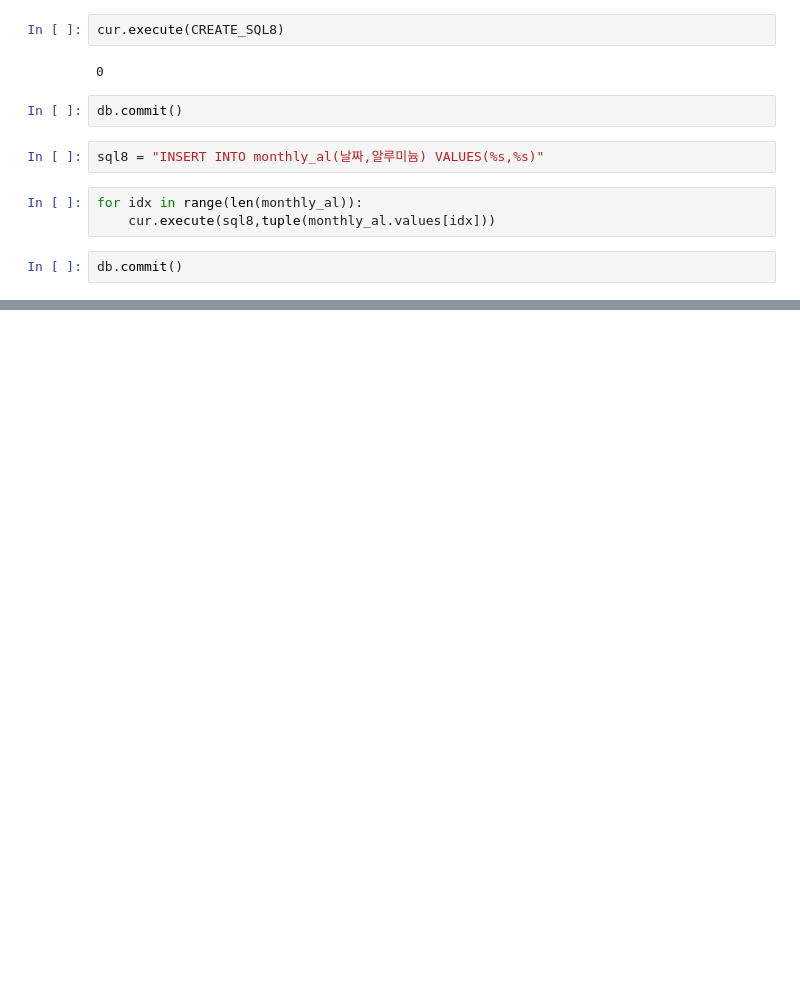
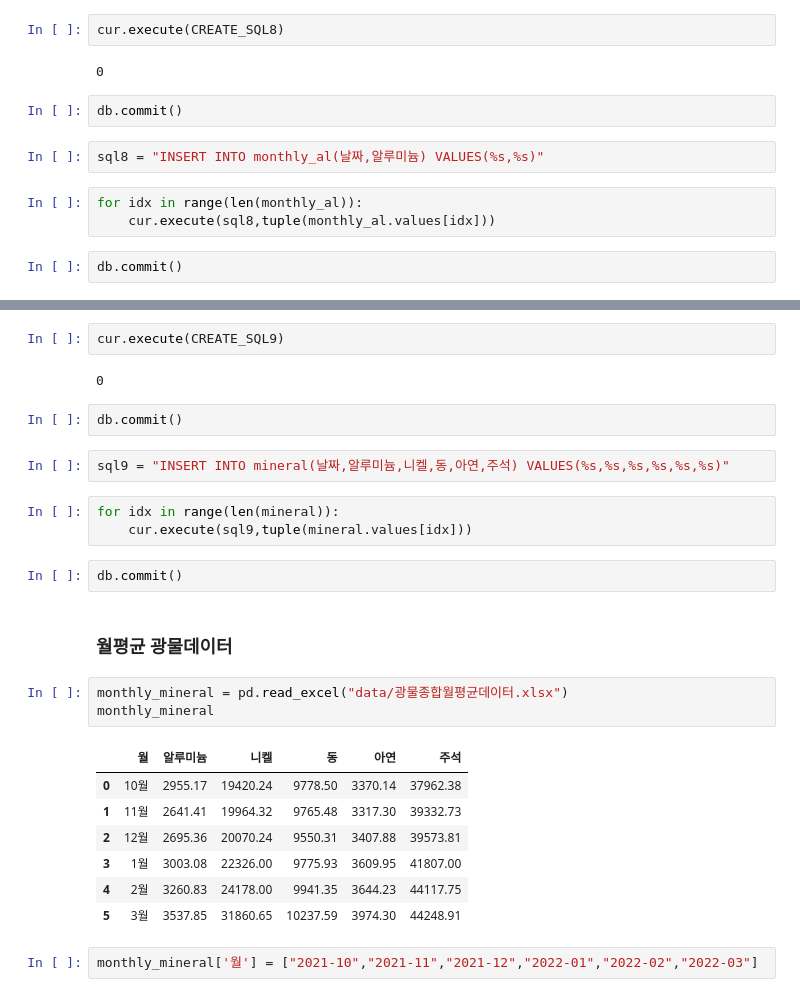
Before and after one commit to kimseongho0519/Team_Dove_Project, a Jupyter notebook: project_db.ipynb, the cells around one changed output, grey strips where cells are left out. Saved outputs shown, nothing was run; the diff lists cells and outputs as text; blank space fills up the shorter version.

```diff
--- a/project_db.ipynb
+++ b/project_db.ipynb
@@ -451,0 +492,28 @@ db.commit()
+# %%
+cur.execute(CREATE_SQL9)
+# %% [output]
+0
+# %%
+db.commit()
+# %%
+sql9 = "INSERT INTO mineral(날짜,알루미늄,니켈,동,아연,주석) VALUES(%s,%s,%s,%s,%s,%s)"
+# %%
+for idx in range(len(mineral)):
+    cur.execute(sql9,tuple(mineral.values[idx]))
+# %%
+db.commit()
+# %% [markdown]
+### 월평균 광물데이터
+# %%
+monthly_mineral = pd.read_excel("data/광물종합월평균데이터.xlsx")
+monthly_mineral
+# %% [output]
+|  | 월 | 알루미늄 | 니켈 | 동 | 아연 | 주석 |
+| 0 | 10월 | 2955.17 | 19420.24 | 9778.50 | 3370.14 | 37962.38 |
+| 1 | 11월 | 2641.41 | 19964.32 | 9765.48 | 3317.30 | 39332.73 |
+| 2 | 12월 | 2695.36 | 20070.24 | 9550.31 | 3407.88 | 39573.81 |
+| 3 | 1월 | 3003.08 | 22326.00 | 9775.93 | 3609.95 | 41807.00 |
+| 4 | 2월 | 3260.83 | 24178.00 | 9941.35 | 3644.23 | 44117.75 |
+| 5 | 3월 | 3537.85 | 31860.65 | 10237.59 | 3974.30 | 44248.91 |
+# %%
+monthly_mineral['월'] = ["2021-10","2021-11","2021-12","2022-01","2022-02","2022-03"]
```
Also changed, not shown: parts of 13 cells of this notebook, 17 other files.
